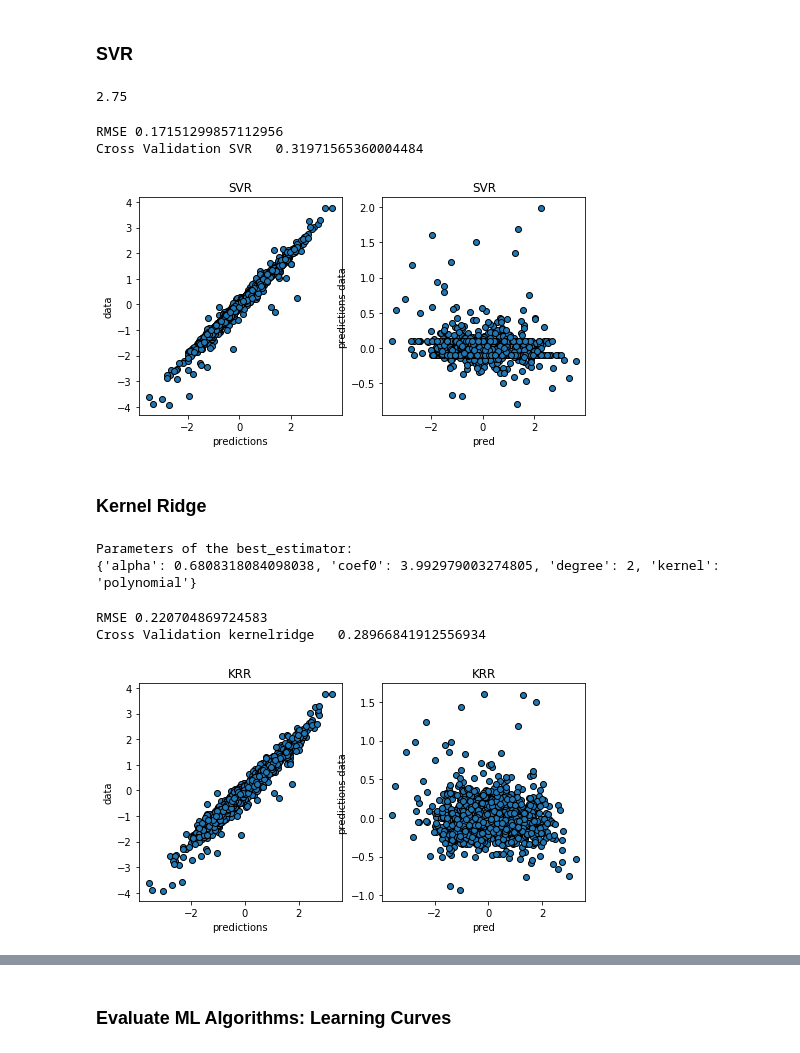
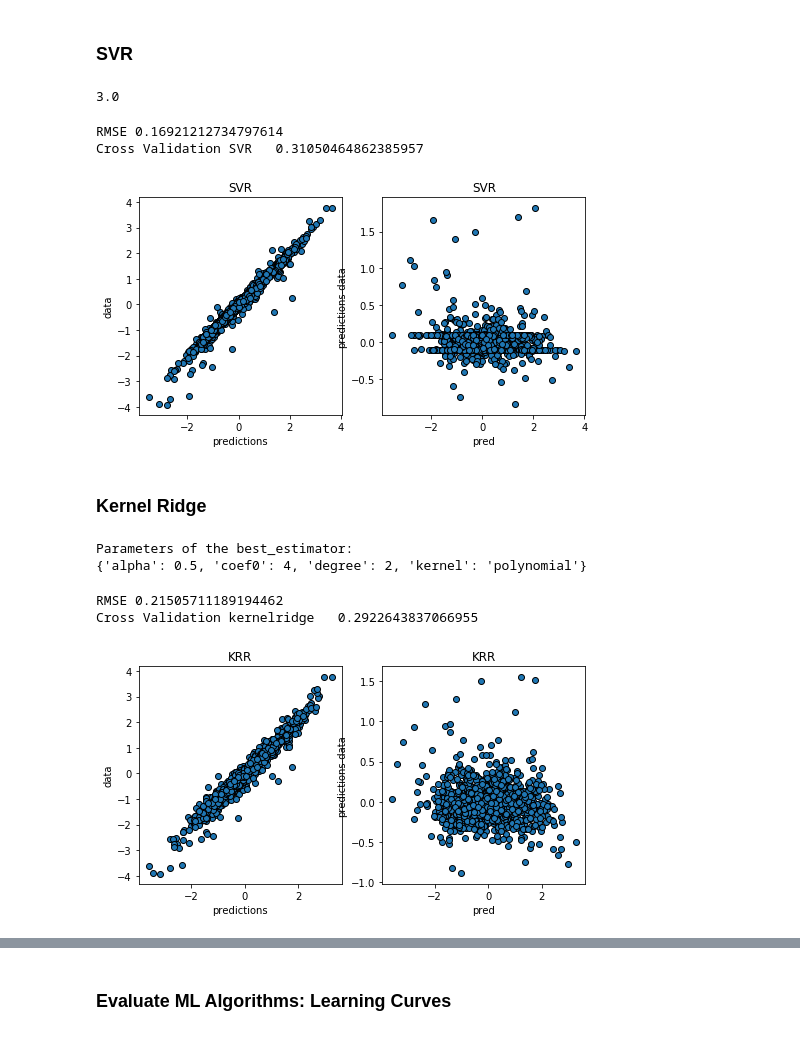
Before and after one commit to hanzhang0420/Housing, a Jupyter notebook: Housing.ipynb, the cells around one changed output, grey strips where cells are left out. Saved outputs shown, nothing was run; the diff lists cells and outputs as text; code cells hidden in the pictures.

```diff
--- a/Housing.ipynb
+++ b/Housing.ipynb
@@ -224,4 +246,7 @@ print(grid.best_estimator_.alpha)
 # %%
-La = LassoCV(alphas=[0.003]) # find the best fitting alpha
+La = Lasso(alpha=[0.002]) # find the best fitting alpha
 La.fit(X, y)
 predictions = La.predict(X)
+
+cv_La=print_model_results(La,'Lasso Regression',kfold,y,predictions,X)
+plot_scatter(predictions,y,'Lasso Regression')
@@ -248,9 +270,10 @@ X_new = X[feature_new]
 # %%
 # find the best alpha parameter
 from sklearn.linear_model import Ridge,RidgeCV
-alpha_range=np.linspace(0.5,10,10)
+alpha_range=np.linspace(0.5,5,10)
 model = Ridge()
-grid = GridSearchCV(estimator=model, param_grid=dict(alpha=alpha_range),scoring='neg_mean_absolute_error')
+grid = GridSearchCV(estimator=model, param_grid=dict(alpha=alpha_range),\
+                    cv = 5, scoring=neg_rmse)
 grid.fit(X_new,y)
 print(grid.best_estimator_.alpha)
 # %% [output]
@@ -258,4 +281,7 @@ print(grid.best_estimator_.alpha)
 # %%
-Rg = Ridge(alpha=[6])
+Rg = Ridge(alpha=[2])
 Rg.fit(X_new, y)
 predictions=Rg.predict(X_new)
+
+cv_Ridge=print_model_results(Rg,'Ridge Regression',kfold,y,predictions,X_new)
+plot_scatter(predictions,y,'Ridge Regression')
@@ -315,23 +338,24 @@ sns.barplot(y='feature', x='importance',data=feature_importances.iloc[:20])
 ### SVR
 # %%
 from sklearn.svm import SVR,LinearSVR
-C_range=np.linspace(0.5,5,5)
+C_range=np.linspace(0.5,3,5)
 model = SVR()
-grid = GridSearchCV(estimator=model, param_grid=dict(C=C_range))
+grid = GridSearchCV(estimator = model, param_grid=dict(C=C_range),cv=5,\
+                    scoring = neg_rmse)
 grid.fit(X_new,y)
 print(grid.best_estimator_.C)
 # %% [output]
-2.75
+3.0
 # %%
 sv = SVR(C=3)
 sv.fit(X_new, y)
 predictions = sv.predict(X_new)
-print_model_results(sv,'SVR',kfold,y,predictions,X_new)
+cv_svr = print_model_results(sv,'SVR',kfold,y,predictions,X_new)
 plot_scatter(predictions,y,'SVR')
 # %% [output]
-RMSE 0.17151299857112956
-Cross Validation SVR   0.31971565360004484
+RMSE 0.16921212734797614
+Cross Validation SVR   0.31050464862385957
-[figure, old version]
+[figure, new version]
 # %% [markdown]
 ### Kernel Ridge
 # %%
@@ -352,17 +373,17 @@ random_search = random_search.fit(X_new, y)
 # %%
 print("Parameters of the best_estimator:")
-print(random_search.best_params_)
+print(gd_search.best_params_)
 # %% [output]
 Parameters of the best_estimator:
-{'alpha': 0.6808318084098038, 'coef0': 3.992979003274805, 'degree': 2, 'kernel': 'polynomial'}
+{'alpha': 0.5, 'coef0': 4, 'degree': 2, 'kernel': 'polynomial'}
 # %%
-krr = KernelRidge(alpha=0.6808,coef0=3.993,degree=2,kernel='polynomial')
+krr = KernelRidge(alpha=0.5,coef0=4,degree=2,kernel='polynomial')
 krr.fit(X_new, y)
 predictions = krr.predict(X_new)
 
-print_model_results(krr,'kernelridge',kfold,y,predictions,X_new)
+cv_krr = print_model_results(krr,'kernelridge',kfold,y,predictions,X_new)
 plot_scatter(predictions,y,'KRR')
 # %% [output]
-RMSE 0.220704869724583
-Cross Validation kernelridge   0.28966841912556934
+RMSE 0.21505711189194462
+Cross Validation kernelridge   0.2922643837066955
-[figure, old version]
+[figure, new version]
```
Also changed, not shown: parts of 27 cells of this notebook.
